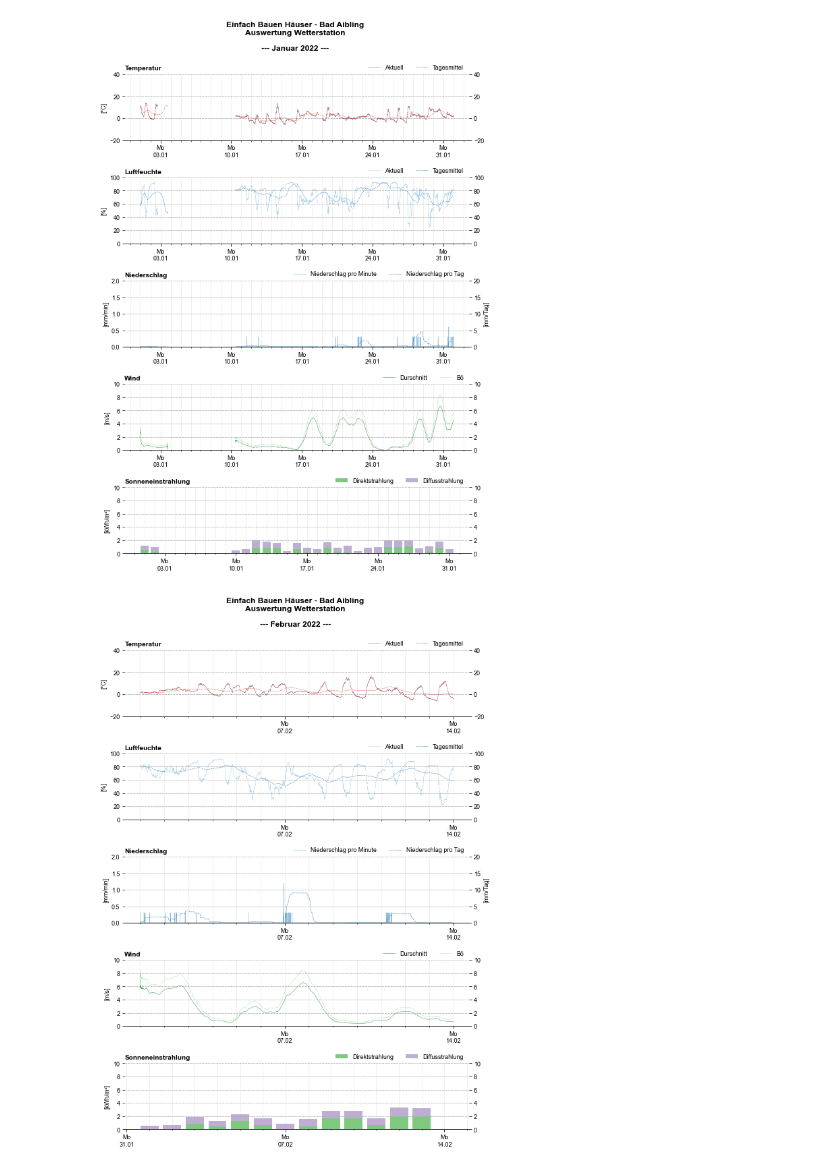
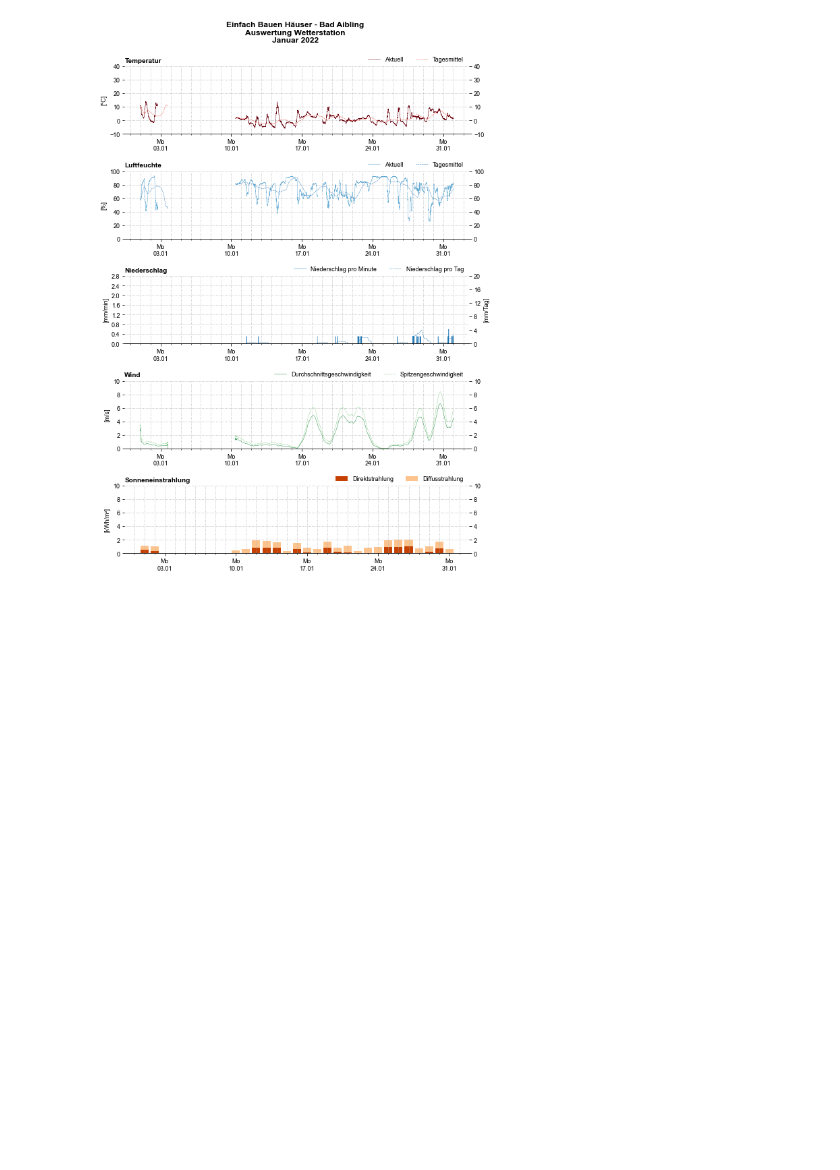
Before and after one commit to Ramonfi/eb-scripts, a Jupyter notebook: auswertung-messung.ipynb, the cells around one changed output. Saved outputs shown, nothing was run; the diff lists cells and outputs as text; code cells hidden in the pictures; blank space fills up the shorter version.

```diff
--- a/auswertung-messung.ipynb
+++ b/auswertung-messung.ipynb
@@ -1,6 +1,7 @@
 # %%
 import datetime as dt
 import os
+import re
 
 import src.project_definitions as eb
 
@@ -8,6 +9,8 @@ import numpy as np
 import pandas as pd
 
 %matplotlib inline
+%load_ext autoreload
+%autoreload 2
 import matplotlib as mpl
 import matplotlib.pyplot as plt
 import matplotlib.dates as mdates
@@ -29,9 +32,16 @@ import warnings
 warnings.filterwarnings('ignore')
 
 ##### READ Data #####
-IND = {bui: sr.load_tf_bui(bui, '1min') for bui in eb.buid})
-AMB = pd.merge(sr.load_tf_weather('1min'), sr.load_tf_pm('1min'), left_index=True, right_index=True)
+startdate = '2021-06-01'
 
-##### USER INPUTS #####
-ex = False
+IND = {bui: sr.load_tf_bui(bui, '1min').loc[startdate:] for bui in eb.buid}
+AMB = pd.merge(sr.load_tf_weather('1min').loc[startdate:], sr.load_tf_pm('1min').loc[startdate:], left_index=True, right_index=True)
+
+KOMPASS = {'n': 'Nord', 'o':'Ost', 's': 'Süd', 'w': 'West'}
+KORREKTUR_RH = {'MH': 4.2,'MW': 13.5,'LB':5.3}
+
+def set_y_ticks(ax, ymin, ymax, step=None):
+    ax.set_ylim(ymin,ymax)
+    if step:
+        ax.set_yticks(np.arange(ymin, ymax+1, step))
 # %% [output]
@@ -332,27 +332,27 @@ with PdfPages(os.path.join(eb.dir_results,'Wetterstation','Wetter_monatlich.pdf'
     for date, amb in AMB.groupby(by=[AMB.index.month, AMB.index.year]):
         date = dt.date(date[1], date[0], 1)
         fig, axs = plt.subplots(5,1,figsize=style.din_a4)
-        fig.suptitle(f'Einfach Bauen Häuser - Bad Aibling\nAuswertung Wetterstation\n\n--- {date.strftime("%B %Y")} ---\n', fontweight = 'bold')
+        fig.suptitle(f'Einfach Bauen Häuser - Bad Aibling\nAuswertung Wetterstation\n{date.strftime("%B %Y")}\n', fontweight = 'bold')
         i=0
         #----#1: Temperaturen ----
         axs[i].set_title('Temperatur', fontweight = 'bold',loc='left')
         axs[i].set_ylabel('[°C]')
-        axs[i].set_ylim(-20,40)
-        axs[i].plot(amb.T_amb,alpha=0.5,label='Aktuell')
+        set_y_ticks(axs[i],-10,40,10)
+        axs[i].plot(amb.T_amb,label='Aktuell')
         axs[i].plot(amb.T_amb.rolling('D').mean(), linestyle='dashed',label='Tagesmittel')
         ut.recolor_lines(axs[i], style.c_temp)
-        axs[i].grid(axis='y', ls = 'dashed')
+        axs[i].grid(axis='y', ls = 'dotted')
         axs[i].tick_params(labelleft=True, labelright=True, left=True, right=True)
         axs[i].legend(loc='center right',ncol=99,bbox_to_anchor=(1,1.1),frameon=False)
         i+=1
         #----#2: Luftfeuchte ----
         axs[i].set_title('Luftfeuchte', fontweight = 'bold',loc='left')
         axs[i].set_ylabel('[%]')
-        axs[i].set_ylim(0,100)
-        axs[i].plot(amb.Rh_amb,alpha=0.5,label='Aktuell')
+        set_y_ticks(axs[i],0,100,20)
+        axs[i].plot(amb.Rh_amb,label='Aktuell')
         axs[i].plot(amb.Rh_amb.rolling('D').mean(), linestyle='dashed',label='Tagesmittel')
         ut.recolor_lines(axs[i], 'Blues', minint=0.5,maxint=1)
-        axs[i].grid(axis='y', ls = 'dashed')
+        axs[i].grid(axis='y', ls = 'dotted')
         axs[i].tick_params(labelleft=True, labelright=True, left=True, right=True)
         axs[i].legend(loc='center right',ncol=99,bbox_to_anchor=(1,1.1),frameon=False)
         i+=1
@@ -360,10 +360,10 @@ with PdfPages(os.path.join(eb.dir_results,'Wetterstation','Wetter_monatlich.pdf'
         # Plot aktueller Niederschlag (pro Minute)
         axs[i].set_title('Niederschlag', fontweight = 'bold',loc='left')
         axs[i].set_ylabel('[mm/min]')
-        axs[i].set_ylim(0,2)
-        axs[i].plot(amb.rain.diff(),alpha=0.5,label='Niederschlag pro Minute')
+        set_y_ticks(axs[i],0,2,0.4)
+        axs[i].plot(amb.rain.diff(),label='Niederschlag pro Minute')
         han,lab = axs[i].get_legend_handles_labels()
-        axs[i].grid(axis='y', ls = 'dashed')
+        axs[i].grid(axis='y', ls = 'dotted')
         #axs[i].legend(loc='upper center',ncol=5,frameon=False)
 
         #Plot summierter Niederschlag pro Tag
@@ -372,7 +372,7 @@ with PdfPages(os.path.join(eb.dir_results,'Wetterstation','Wetter_monatlich.pdf'
         axs[i].set_ylabel('[mm/Tag]')
         axs[i].plot(amb.rain.diff().rolling('D').sum(), linestyle='dashed',label='Niederschlag pro Tag')
         #axs[i].grid(axis='y', ls = 'dashed')
-        axs[i].set_ylim(0,20)
+        set_y_ticks(axs[i],0,20,4)
         han2,lab2 = axs[i].get_legend_handles_labels()
         lab += lab2
         han += han2
@@ -383,43 +383,42 @@ with PdfPages(os.path.join(eb.dir_results,'Wetterstation','Wetter_monatlich.pdf'
 
         axs[i].set_title('Wind', fontweight = 'bold',loc='left')
         axs[i].set_ylabel('[m/s]')
-        axs[i].plot(amb.windspeed.rolling('D').mean(),alpha=1, label = 'Durschnitt')
-        axs[i].plot(amb.gustspeed.rolling('D').mean(),alpha=0.75,label = 'Bö',linestyle='dashed')
+        axs[i].plot(amb.windspeed.rolling('D').mean(), label = 'Durchschnittsgeschwindigkeit')
+        axs[i].plot(amb.gustspeed.rolling('D').mean(),label = 'Spitzengeschwindigkeit',linestyle='dashed')
         ut.recolor_lines(axs[i], 'Greens_r', minint=0.3,maxint=0.7)
-        axs[i].grid(axis='y', ls = 'dashed')
-        axs[i].set_ylim(0,10)
+        axs[i].grid(axis='y', ls = 'dotted')
+        set_y_ticks(axs[i],0,10,2)
         axs[i].tick_params(labelleft=True, labelright=True, left=True, right=True)
         axs[i].legend(loc='center right',ncol=99,bbox_to_anchor=(1,1.1),frameon=False)
         i+=1
 
         #----#4: Globalstrahlung ----
 
         axs[i].set_title('Sonneneinstrahlung', fontweight = 'bold',loc='left')
         axs[i].set_ylabel('[kWh/m²]')
-        axs[i].set_ylim(0,10)
+        set_y_ticks(axs[i],0,10,2)
         df_p = amb[['direct','diffuse']].resample('H').mean().resample('D').sum()/1000
 
         #axs[i].bar(df_p.index, df_p['global'], label='global', color=plt.cm.Accent(0), align='edge')
         #axs[i].bar(df_p.index,df_p['direct'],bottom = df_p['global'], label='direct',color=plt.cm.Accent(0.5))
 
-        axs[i].bar(df_p.index, df_p['direct'], bottom = 0,color=plt.cm.Accent(0), label = 'Direktstrahlung')
-        axs[i].bar(df_p.index, df_p['diffuse'], bottom = df_p['direct'], color=plt.cm.Accent(1), label = 'Diffusstrahlung')
+        axs[i].bar(df_p.index, df_p['direct'], bottom = 0, color=plt.cm.Oranges(0.8), label = 'Direktstrahlung')
+        axs[i].bar(df_p.index, df_p['diffuse'], bottom = df_p['direct'], color=plt.cm.Oranges(0.3), label = 'Diffusstrahlung')
 
-        axs[i].grid(axis='y', ls = 'dashed')
+        axs[i].grid(axis='y', ls = 'dotted')
         axs[i].tick_params(labelleft=True, labelright=True, left=True, right=True)
         axs[i].legend(loc='center right',ncol=99,bbox_to_anchor=(1,1.1),frameon=False)
 
         for ax in axs:
             ax.xaxis.set_major_locator(mdates.WeekdayLocator(0))
             ax.xaxis.set_major_formatter(mdates.DateFormatter('%a\n%d.%m'))
             #ax.xaxis.set_minor_formatter(mdates.DateFormatter('%a'))
             ax.xaxis.set_minor_locator(mdates.DayLocator(interval=1))
-            ax.grid(axis='x',which='both',alpha=0.25)
+            ax.grid(axis='x',which='both', linestyle='dotted')
             ax.spines['bottom'].set_visible(True)
 
         fig.tight_layout()
         pdf.savefig(fig)
-        #if not ex: break
+        if not ex: break
 # %% [output]
-[figure, old version]
+[figure, new version]
-[figure, removed]
```
Also changed, not shown: parts of 7 cells of this notebook, 6 other files.
